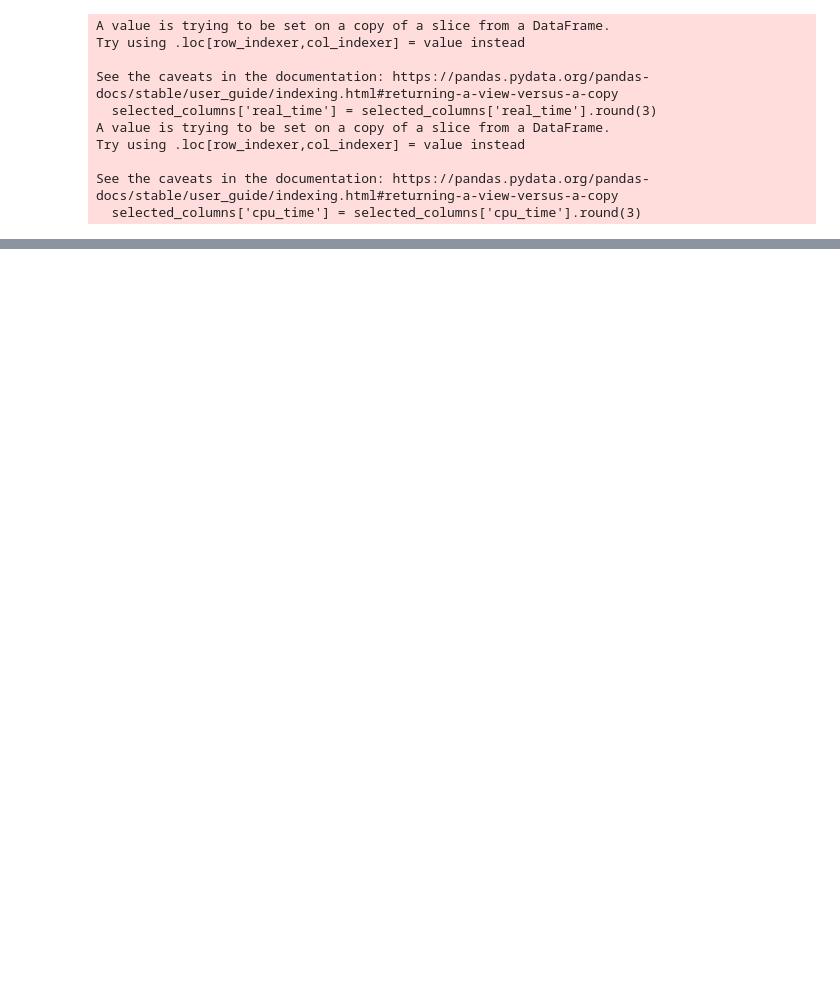
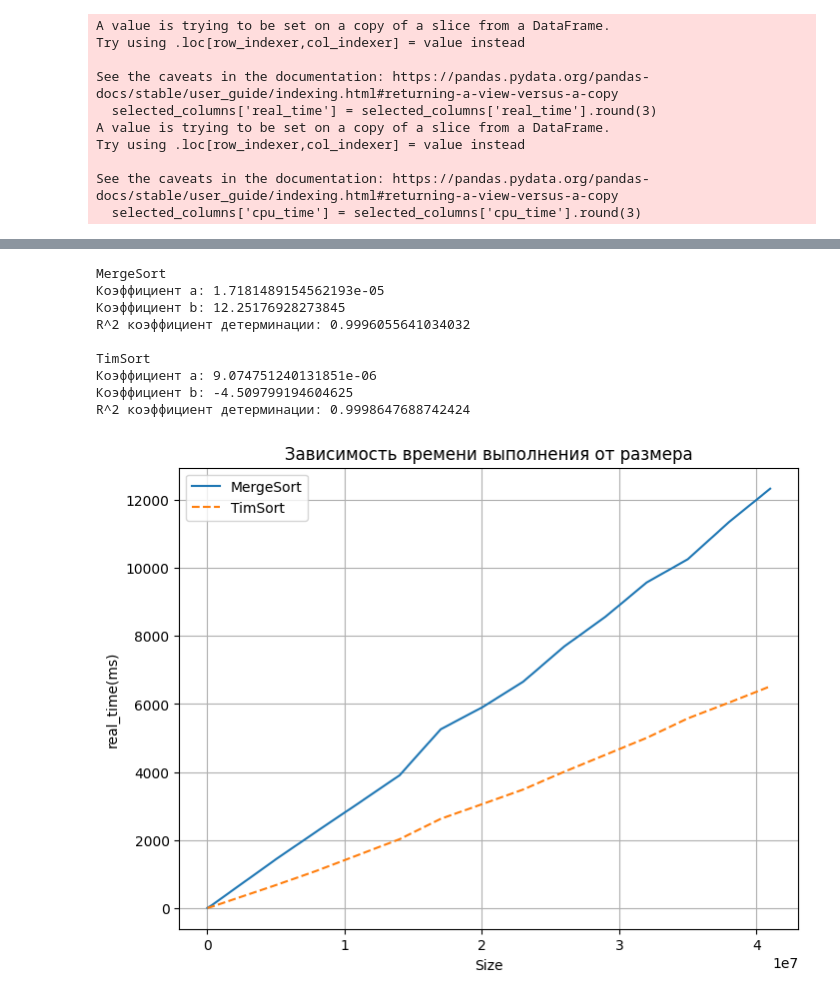
Before and after one commit to DimaOshchepkov/SortsAlgoriphm, a Jupyter notebook: to_table.ipynb, the cells around one changed output, grey strips where cells are left out. Cells and saved outputs as stored; diff of their text form; code cells hidden in the pictures; blank space fills up the shorter version.

```diff
--- a/to_table.ipynb
+++ b/to_table.ipynb
@@ -93,3 +103,58 @@ No artists with labels found to put in legend.  Note that artists whose label st
+# %%
+# Предполагаем, что 'table' - это ваш DataFrame
+i = 0
+plt.figure(figsize=(8, 6))
+for benchmark_name_tuple, group in table.groupby(['Algorithm', 'Array']):
+    if benchmark_name_tuple[0] not in ('BubbleSort', 'InsertionSort', 'CountingSort'):
+        #group = group[group['Size'] < 500]
+        #group = group[group['Size'] > 1000000]
+        group = group.sort_values(by='Size', ascending=True)
+        plt.plot(group["Size"], group["real_time(ms)"], linestyle=ls[i],  label=benchmark_name_tuple[0])
+        i += 1
+
+
+        n_log_n_values = group["Size"] * np.log(group["Size"])
+
+        X = np.array(n_log_n_values).reshape(-1, 1)
+        y = np.array(group["real_time(ms)"])
+
+        # Выполним линейную регрессию
+        regression_model = LinearRegression()
+        regression_model.fit(X, y)
+
+        # Получаем коэффициенты регрессии
+        a = regression_model.coef_[0]
+        b = regression_model.intercept_
+
+        print(benchmark_name_tuple[0])
+        print(f"Коэффициент a: {a}")
+        print(f"Коэффициент b: {b}")
+
+        # Предсказанные значения
+        predicted_output_values = regression_model.predict(X)
+        # Оценка модели
+        r2 = r2_score(y, predicted_output_values)
+        print(f"R^2 коэффициент детерминации: {r2}")
+        print()
+
+
+plt.xlabel("Size")
+plt.ylabel("real_time(ms)")
+plt.title("Зависимость времени выполнения от размера")
+plt.legend()
+plt.grid(True)
+plt.show()
+# %% [output]
+MergeSort
+Коэффициент a: 1.7181489154562193e-05
+Коэффициент b: 12.25176928273845
+R^2 коэффициент детерминации: 0.9996055641034032
+
+TimSort
+Коэффициент a: 9.074751240131851e-06
+Коэффициент b: -4.509799194604625
+R^2 коэффициент детерминации: 0.9998647688742424
+[figure, added]
 # %%
 # Предполагаем, что 'table' - это ваш DataFrame
 plt.figure(figsize=(8, 6))
```
Also changed, not shown: parts of 6 cells of this notebook, 2 other files.
